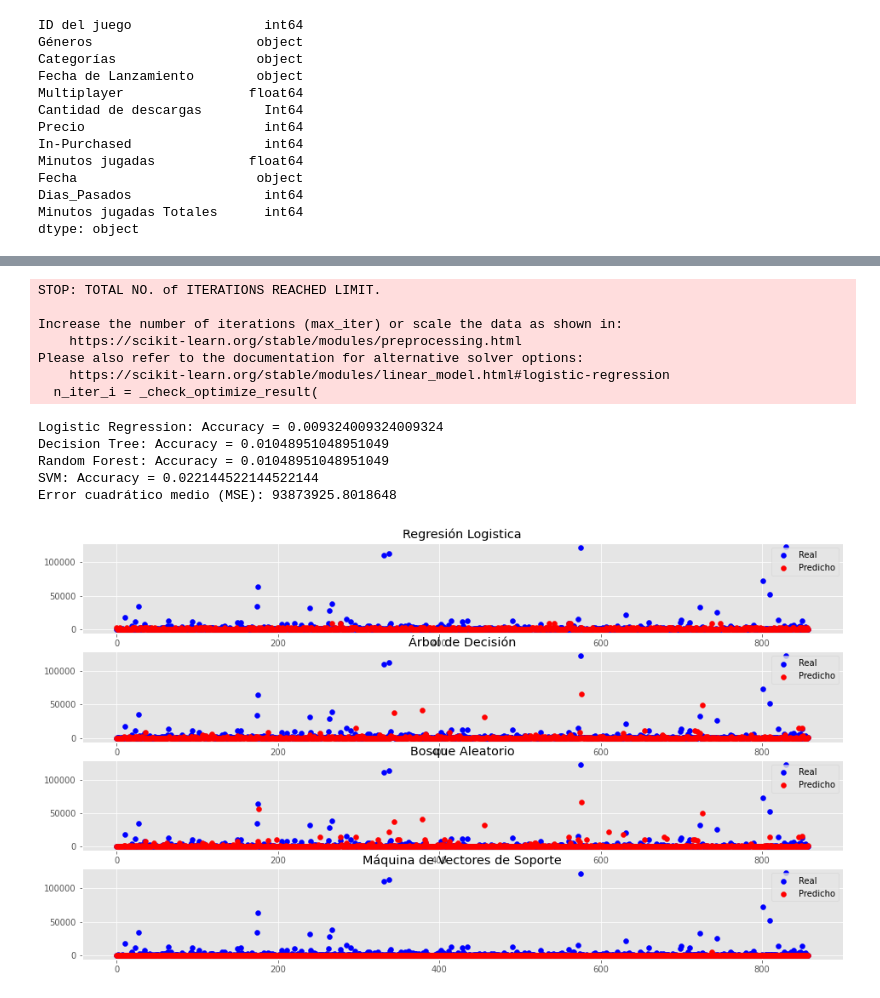
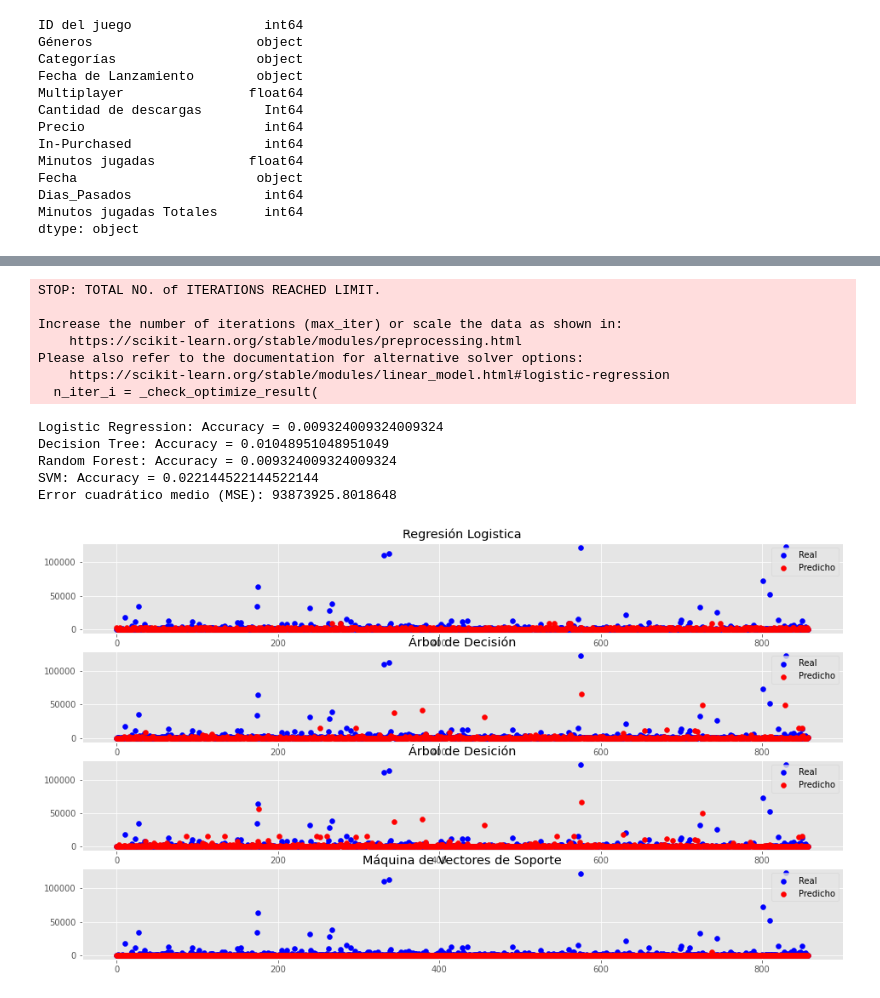
Before and after one commit to croissantiuu/proyecto-big-data, a Jupyter notebook: app/Pruebas/Hipotesis3 V3.ipynb, the cells around one changed output, grey strips where cells are left out. Drawn from its saved outputs; the diff is of its cells as text; code cells hidden in the pictures.

```diff
--- a/app/Pruebas/Hipotesis3 V3.ipynb
+++ b/app/Pruebas/Hipotesis3 V3.ipynb
@@ -190,9 +205,6 @@ Random Forest: Accuracy = 0.011655011655011656
 SVM: Accuracy = 0.019813519813519812
 Error cuadrático medio (MSE): 93873925.8018648
 # %%
-#AQUI MFS
-#
-#HERE MFS
 # Seleccionar las características (variables independientes) y la etiqueta (variable dependiente)
 X = data1[['In-Purchased','Multiplayer','Dias_Pasados','Precio']]
 y = data1['Minutos jugadas Totales']
@@ -223,19 +235,13 @@ accuracy_log_reg = accuracy_score(y_test, y_pred_log_reg)
 accuracy_decision_tree = accuracy_score(y_test, y_pred_decision_tree)
 accuracy_random_forest = accuracy_score(y_test, y_pred_random_forest)
 accuracy_svm = accuracy_score(y_test, y_pred_svm)
+mse = mean_squared_error(y_test, y_pred)
 
 # Imprimir los resultados
 print("Logistic Regression: Accuracy =", accuracy_log_reg)
 print("Decision Tree: Accuracy =", accuracy_decision_tree)
 print("Random Forest: Accuracy =", accuracy_random_forest)
 print("SVM: Accuracy =", accuracy_svm)
-
-
-from sklearn.metrics import mean_squared_error
-
-# y_true son los valores reales y y_pred son las predicciones del modelo
-mse = mean_squared_error(y_test, y_pred)
-
 print("Error cuadrático medio (MSE):", mse)
 # %% [output]
 STOP: TOTAL NO. of ITERATIONS REACHED LIMIT.
@@ -247,7 +253,7 @@ Please also refer to the documentation for alternative solver options:
   n_iter_i = _check_optimize_result(
 Logistic Regression: Accuracy = 0.009324009324009324
 Decision Tree: Accuracy = 0.01048951048951049
-Random Forest: Accuracy = 0.01048951048951049
+Random Forest: Accuracy = 0.009324009324009324
 SVM: Accuracy = 0.022144522144522144
 Error cuadrático medio (MSE): 93873925.8018648
 # %%
@@ -256,32 +262,32 @@ import matplotlib.pyplot as plt
 
 # Crear una figura y un conjunto de subtramas
 fig, axs = plt.subplots(4)
 
 # Crear un rango de valores para el eje x
 x_range = range(len(y_test))
 
 # Graficar los resultados reales vs. las predicciones para cada modelo
 axs[0].scatter(x_range, y_test, color='blue', label='Real')
 axs[0].scatter(x_range, y_pred_log_reg, color='red', label='Predicho')
 axs[0].set_title('Regresión Logistica')
 
 axs[1].scatter(x_range, y_test, color='blue', label='Real')
 axs[1].scatter(x_range, y_pred_decision_tree, color='red', label='Predicho')
 axs[1].set_title('Árbol de Decisión')
 
 axs[2].scatter(x_range, y_test, color='blue', label='Real')
 axs[2].scatter(x_range, y_pred_random_forest, color='red', label='Predicho')
-axs[2].set_title('Bosque Aleatorio')
+axs[2].set_title('Árbol de Desición')
 
 axs[3].scatter(x_range, y_test, color='blue', label='Real')
 axs[3].scatter(x_range, y_pred_svm, color='red', label='Predicho')
 axs[3].set_title('Máquina de Vectores de Soporte')
 
 # Añadir una leyenda a cada subtrama
 for ax in axs:
     ax.legend()
 
 # Mostrar la figura
 plt.show()
 # %% [output]
-[figure, old version]
+[figure, new version]
```
Also changed, not shown: parts of 2 cells of this notebook, 3 other files.
